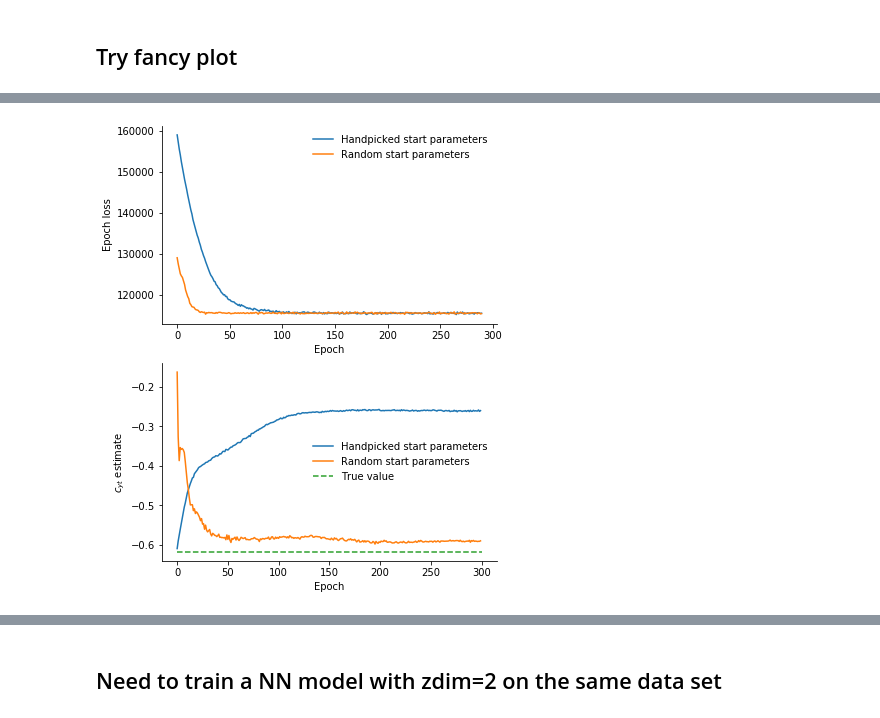
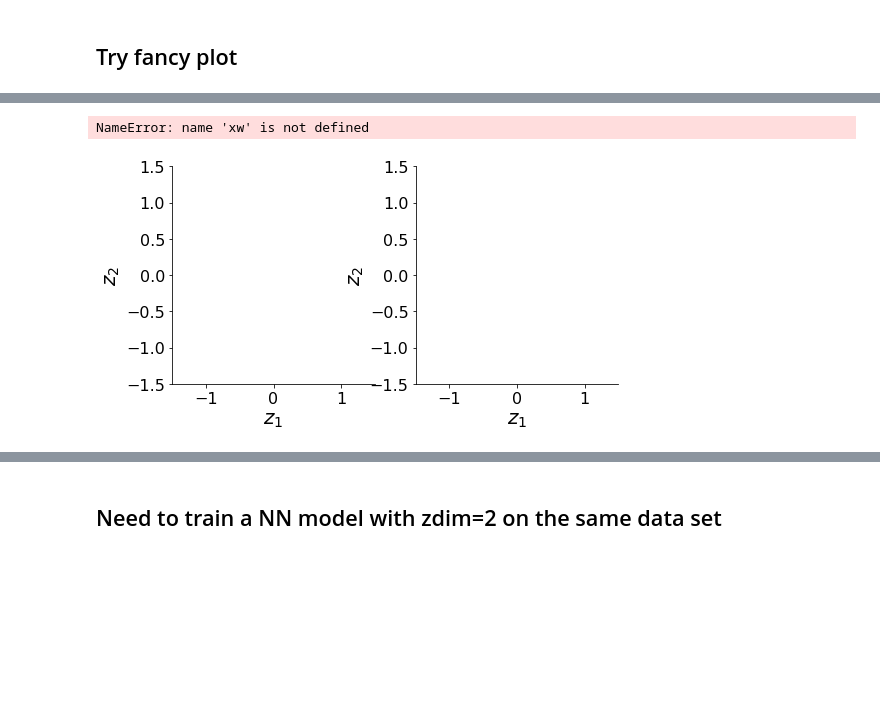
Before and after one commit to skwfz/cevae, a Jupyter notebook: PlottingSimpleData.ipynb, the cells around one changed output, grey strips where cells are left out. Drawn from its saved outputs; the diff is of its cells as text; code cells hidden in the pictures; blank space fills up the shorter version.

```diff
--- a/PlottingSimpleData.ipynb
+++ b/PlottingSimpleData.ipynb
@@ -457,24 +385,43 @@ with open("data/binary_data_tests/wrongresults/yweights_correct", "rb") as f:
-# %%
-cyts = [yw[0,2] for yw in yweights]
-cyts_correct = [yw[0,2] for yw in yweights_correct]
-
-fig, ax = plt.subplots(2,1,figsize=(6,8))
-ax[0].plot(losses['total'][10:])
-ax[0].plot(losses_correct['total'][10:])
-ax[0].set_ylabel("Epoch loss")
-ax[0].set_xlabel("Epoch")
-ax[0].legend(["Handpicked start parameters", "Random start parameters"], frameon=False)
-ax[1].set_ylabel("$c_{yt}$ estimate")
-ax[1].set_xlabel("Epoch")
-ax[1].plot(cyts)
-ax[1].plot(cyts_correct)
-ax[1].plot([0,300],[c_yt, c_yt],'--')
-ax[1].legend(["Handpicked start parameters", "Random start parameters", "True value"], frameon=False)
-for i in range(2):
-    ax[i].spines["right"].set_visible(False)
-    ax[i].spines["top"].set_visible(False)
-
-plt.savefig("Figures/publication/lingan2d_convergence.png", bbox_inches = 'tight',
-    pad_inches = 0.1)
-# %% [output]
-[figure, removed]
+# %%
+xw = model_failed.decoder.x_nn[0].weight[:2,:].detach().numpy()
+tw = model_failed.decoder.t_nn[0].weight[0,:].detach().numpy()
+yw = model_failed.decoder.y_nn[0].weight[0,:].detach().numpy()
+xc = model_correct.decoder.x_nn[0].weight[:2,:].detach().numpy()
+tc = model_correct.decoder.t_nn[0].weight[0,:].detach().numpy()
+yc = model_correct.decoder.y_nn[0].weight[0,:].detach().numpy()
+# %%
+palette = sns.color_palette("bright")#plt.get_cmap('Set3')
+fig, ax = plt.subplots(1,2,figsize=(8,4))
+for i in range(2):
+    ax[i].set_xlim([-1.5, 1.5])
+    ax[i].set_ylim([-1.5, 1.5])
+    ax[i].tick_params(axis='x', which='major',labelsize=16)
+    ax[i].tick_params(axis='y', which='major',labelsize=16)
+    ax[i].set_xlabel("$z_1$", fontsize=20)
+    ax[i].set_ylabel("$z_2$", fontsize=20)
+    ax[i].spines["right"].set_visible(False)
+    ax[i].spines["top"].set_visible(False)
+ax[0].arrow(0,0,xw[1,0],xw[1,1],length_includes_head=True,width=0.04,color=palette[0])
+ax[0].arrow(0,0,xw[0,0],xw[0,1],length_includes_head=True,width=0.04,color=palette[1])
+ax[0].arrow(0,0,tw[0],tw[1],length_includes_head=True,width=0.04,color=palette[2])
+ax[0].arrow(0,0,yw[0],yw[1],length_includes_head=True,width=0.04,color=palette[3])
+
+ax[1].arrow(0,0,xc[1,0],xc[1,1],length_includes_head=True,width=0.04,color=palette[0])
+ax[1].arrow(0,0,xc[0,0],xc[0,1],length_includes_head=True,width=0.04,color=palette[1])
+ax[1].arrow(0,0,tc[0],tc[1],length_includes_head=True,width=0.04,color=palette[2])
+ax[1].arrow(0,0,yc[0],yc[1],length_includes_head=True,width=0.04,color=palette[3])
+
+for i,label in enumerate(["$x_1$ weight vector","$x_2$ weight vector",
+                          "$t$ weight vector","$y$ weight vector"]):
+    ax[0].plot([0],[0],label=label,color=palette[i], linewidth=4)
+ax[0].legend(frameon=False, fontsize=15, bbox_to_anchor=(0.12,0.05), loc="lower left", handlelength=1.2,
+            labelspacing=0)
+ax[0].set_title("Failed 2D estimation", fontsize=18)
+ax[1].set_title("Correct 2D estimation", fontsize=18)
+plt.tight_layout()
+
+plt.savefig("Figures/publication/linear_gaussian_2d_weight_vectors.png", bbox_inches = 'tight',
+    pad_inches = 0.0, dpi=200)
+# %% [output]
+NameError: name 'xw' is not defined
+[figure, added]
```
Also changed, not shown: parts of 41 cells of this notebook, 15 other files.
